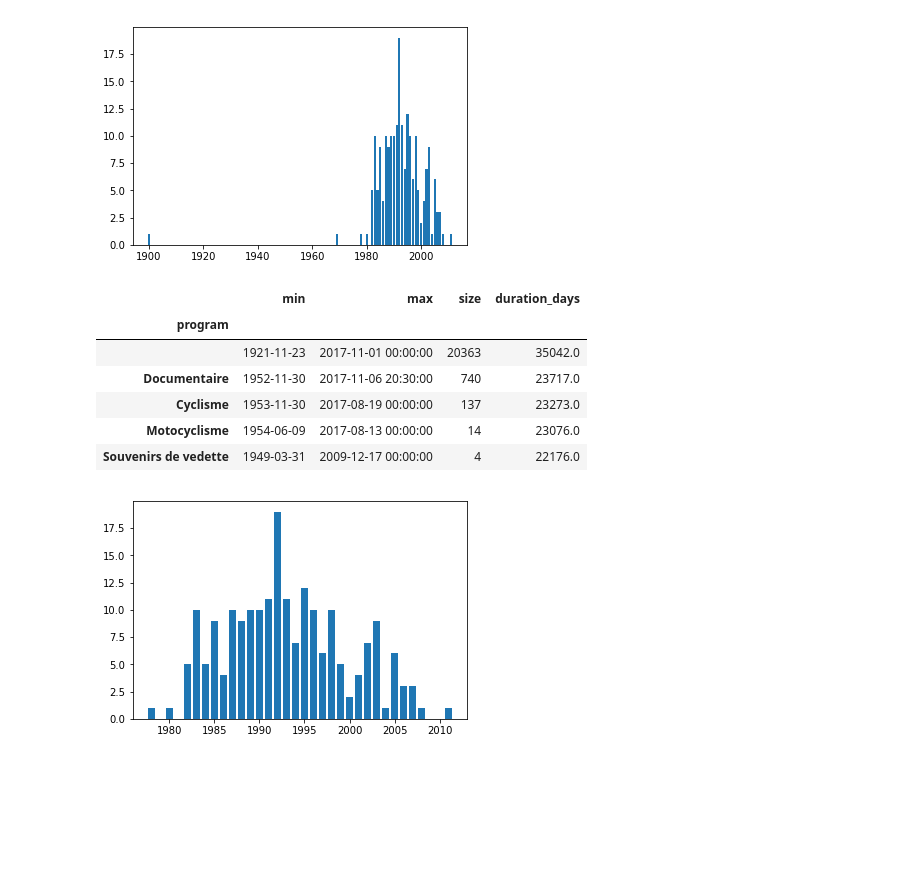
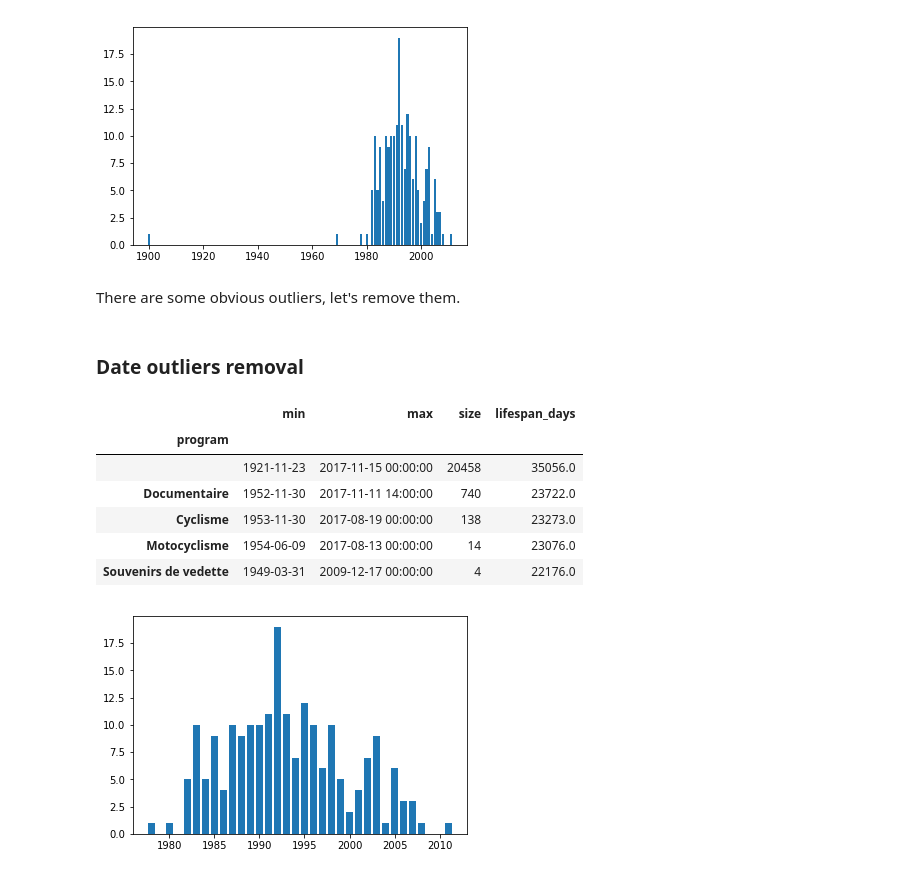
Before and after one commit to m-yaghini/ada17, a Jupyter notebook: project-master/code/data_exploration_LW.ipynb, the cells around one changed output. Cells and saved outputs as stored; diff of their text form; code cells hidden in the pictures; blank space fills up the shorter version.

```diff
--- a/project-master/code/data_exploration_LW.ipynb
+++ b/project-master/code/data_exploration_LW.ipynb
@@ -72,8 +54,8 @@ plt.show()
 # %%
-def get_show_duration(df):
+def get_program_lifespan(df):
     program_groups = df.groupby(df.program)
-    df_duration = program_groups.publicationDate.agg(['min', 'max', 'size'])
-    df_duration['duration_days'] = (
-        df_duration['max'] - df_duration['min']).astype('timedelta64[D]')
-    return df_duration
+    df_lifespan = program_groups.publicationDate.agg(['min', 'max', 'size'])
+    df_lifespan['lifespan_days'] = (
+        df_lifespan['max'] - df_lifespan['min']).astype('timedelta64[D]')
+    return df_lifespan
 # %%
@@ -112,32 +83,43 @@ plt.bar(TJmidi_date_distribution.index, TJmidi_date_distribution.values)
 plt.show()
 # %% [output]
 [figure]
+# %% [markdown]
+There are some obvious outliers, let's remove them.
+# %% [markdown]
+### Date outliers removal
 # %%
-# remove outliers
+# remove date outliers
 def remove_date_outliers(df):
+    CONSTANT_STD = 2
+    df_without_date_outliers = df.copy()
+
     df['publicationDateYear'] = df.publicationDate.map(lambda x: x.year)
+
     mean_std_year_per_program = df.groupby(df.program).publicationDateYear.agg(
         ["mean", 'std'])
+
     temp_df = pd.merge(
         df,
         mean_std_year_per_program,
         how='left',
         left_on=['program'],
         right_index=True)
-    df_without_date_outliers = temp_df[(
-        np.abs(temp_df.publicationDateYear - temp_df['mean']) <
-        2 * temp_df['std'])]
+
+    df_without_date_outliers.loc[
+        (np.abs(temp_df.publicationDateYear - temp_df['mean']) >
+         CONSTANT_STD * temp_df['std']), 'publicationDate'] = pd.NaT
+
     return df_without_date_outliers
 # %%
 df_without_date_outliers = remove_date_outliers(df)
-get_show_duration(df_without_date_outliers).sort_values(
-    'duration_days', ascending=False).head()
+get_program_lifespan(df_without_date_outliers).sort_values(
+    'lifespan_days', ascending=False).head()
 # %% [output]
-|  | min | max | size | duration_days |
+|  | min | max | size | lifespan_days |
 | program |  |  |  |  |
-|  | 1921-11-23 | 2017-11-01 00:00:00 | 20363 | 35042.0 |
-| Documentaire | 1952-11-30 | 2017-11-06 20:30:00 | 740 | 23717.0 |
-| Cyclisme | 1953-11-30 | 2017-08-19 00:00:00 | 137 | 23273.0 |
+|  | 1921-11-23 | 2017-11-15 00:00:00 | 20458 | 35056.0 |
+| Documentaire | 1952-11-30 | 2017-11-11 14:00:00 | 740 | 23722.0 |
+| Cyclisme | 1953-11-30 | 2017-08-19 00:00:00 | 138 | 23273.0 |
 | Motocyclisme | 1954-06-09 | 2017-08-13 00:00:00 | 14 | 23076.0 |
 | Souvenirs de vedette | 1949-03-31 | 2009-12-17 00:00:00 | 4 | 22176.0 |
 # %%
```
Also changed, not shown: parts of 49 cells of this notebook, 2 other files.
